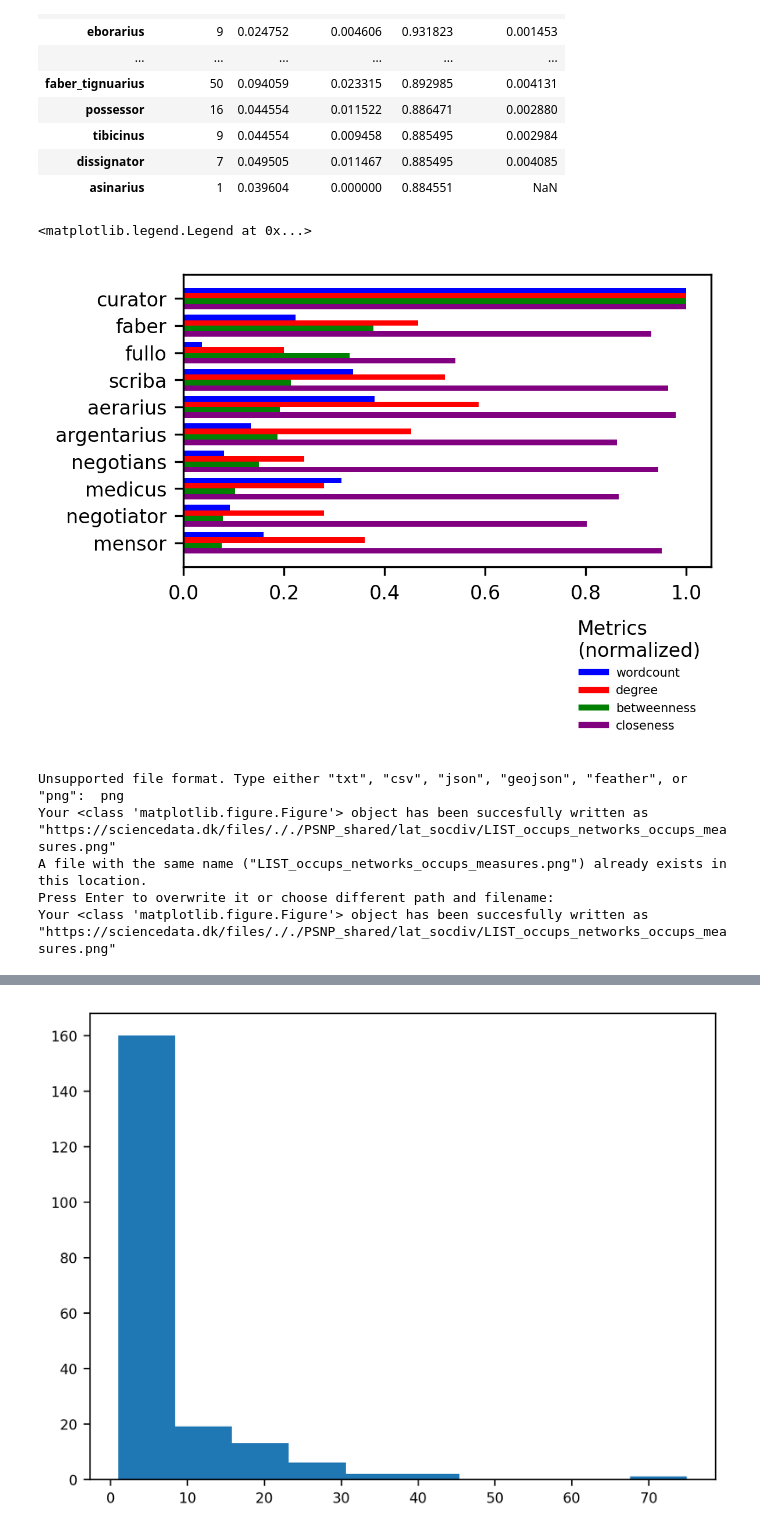
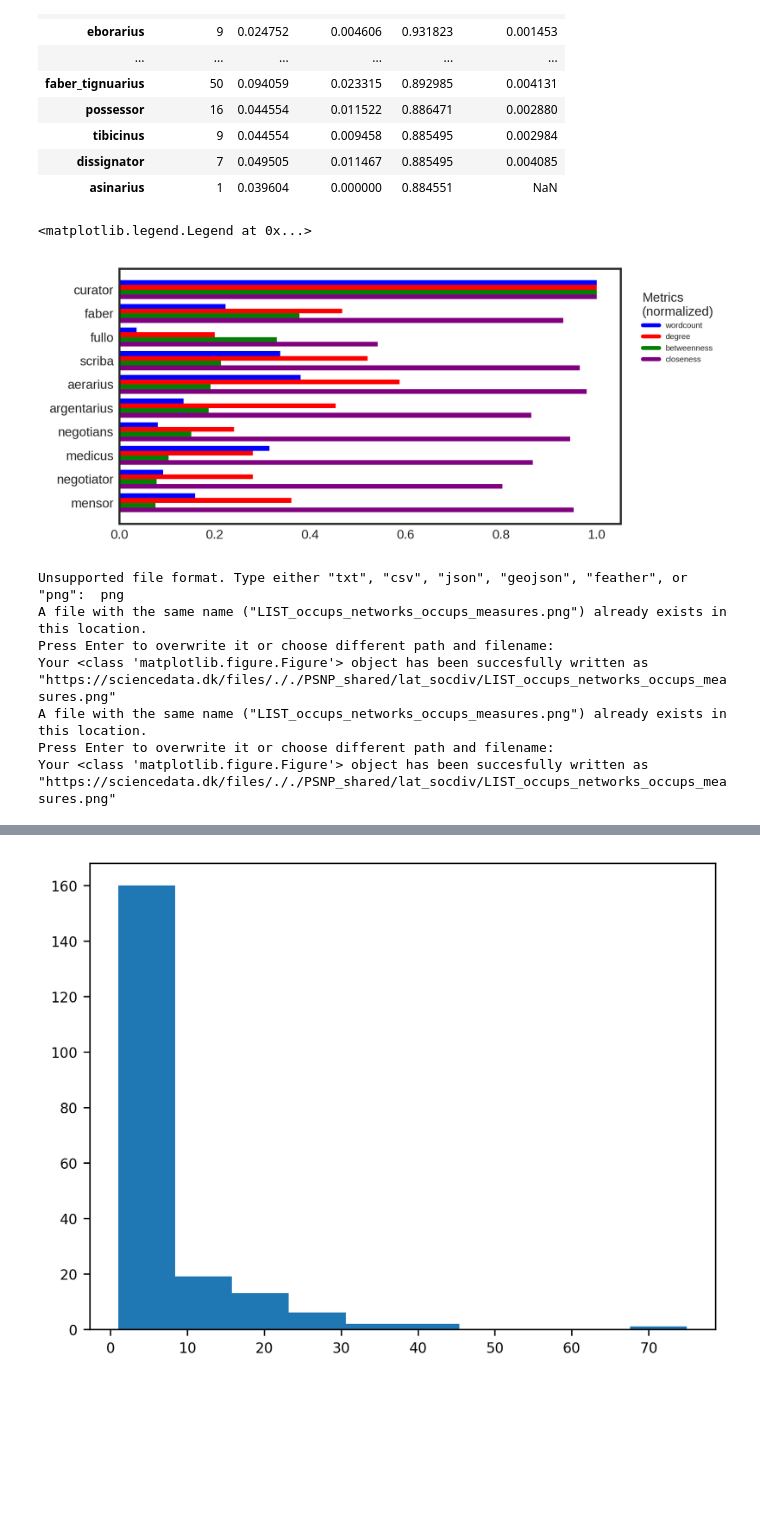
Before and after one commit to past-networks/roman_ECI, a Jupyter notebook: scripts/networks/1_OCCUPATIONAL-NETWORKS.ipynb, the cells around one changed output, grey strips where cells are left out. Drawn from its saved outputs; the diff is of its cells as text; code cells hidden in the pictures; blank space fills up the shorter version.

```diff
--- a/scripts/networks/1_OCCUPATIONAL-NETWORKS.ipynb
+++ b/scripts/networks/1_OCCUPATIONAL-NETWORKS.ipynb
@@ -648,24 +662,26 @@ pd.reset_option("^display")
 # %%
 data_all = nodes_dfs[0].sort_values("betweenness", ascending=False)
 N = 10
 data = data_all.head(N)
 idx = np.array([n for n in reversed(range(0, len(data)))])
-fig, ax = plt.subplots(figsize=[4, 2.6], tight_layout=True)
+fig, ax = plt.subplots(figsize=[6, 2.6], tight_layout=True)
 
 for cent, color in zip(metrics, color_values):
     ax.barh(y=idx + cent[1], width=data[cent[0]].apply(lambda x: x / data_all[cent[0]].max()), height=0.2, color=color)
 ax.set_yticks(idx)
 ax.set_yticklabels(data.index)
 
 markers = [plt.Line2D([0,0],[0,0],color=color, linewidth=2.5) for color in color_values]
-plt.legend(markers, [cent[2] for cent in metrics], ncol=1, numpoints=1,  title="Metrics\n(normalized)", fontsize=5, bbox_to_anchor=(1,-0.6), loc="lower right", frameon=False)
+plt.legend(markers, [cent[2] for cent in metrics], ncol=1, numpoints=1,  title="Metrics\n(normalized)", fontsize=5, bbox_to_anchor=(1.2,0.6), loc="lower right", frameon=False)
 # %% [output]
 <matplotlib.legend.Legend at 0x...>
-[figure, old version]
+[figure, new version]
 # %%
 save_figure(fig, "LIST_occups_networks_occups_measures")
 # %% [output]
 Unsupported file format. Type either "txt", "csv", "json", "geojson", "feather", or "png":  png
+A file with the same name ("LIST_occups_networks_occups_measures.png") already exists in this location.
+Press Enter to overwrite it or choose different path and filename:
 Your <class 'matplotlib.figure.Figure'> object has been succesfully written as "https://sciencedata.dk/files/././PSNP_shared/lat_socdiv/LIST_occups_networks_occups_measures.png"
 A file with the same name ("LIST_occups_networks_occups_measures.png") already exists in this location.
 Press Enter to overwrite it or choose different path and filename:
```
Also changed, not shown: parts of 12 cells of this notebook, 15 other files.
